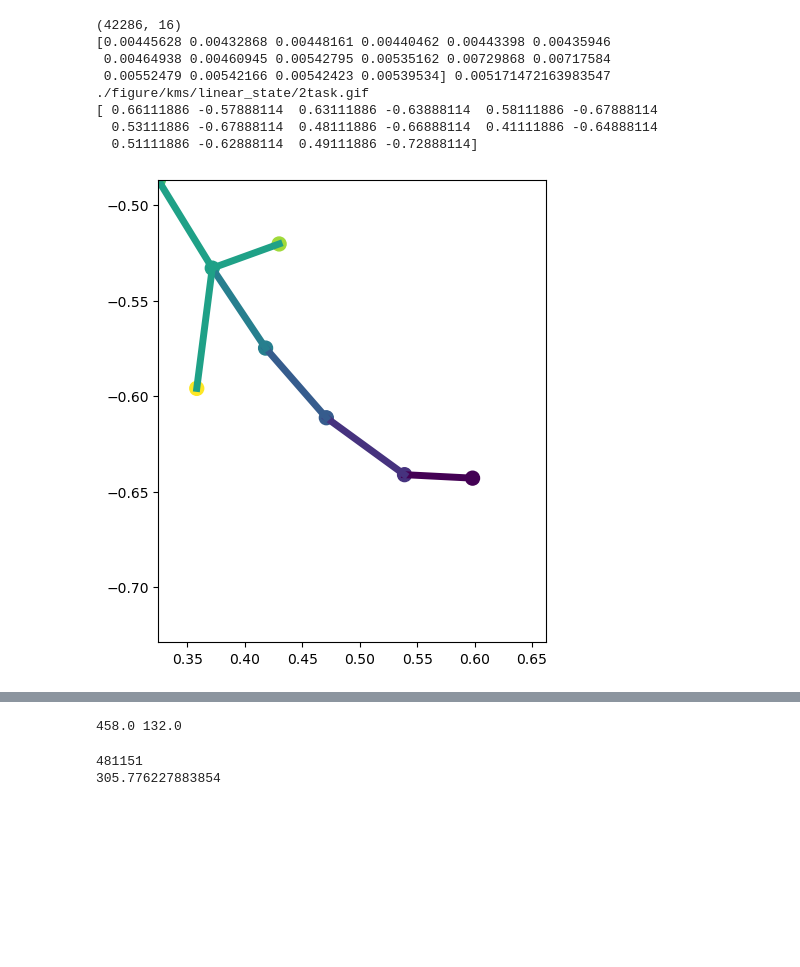
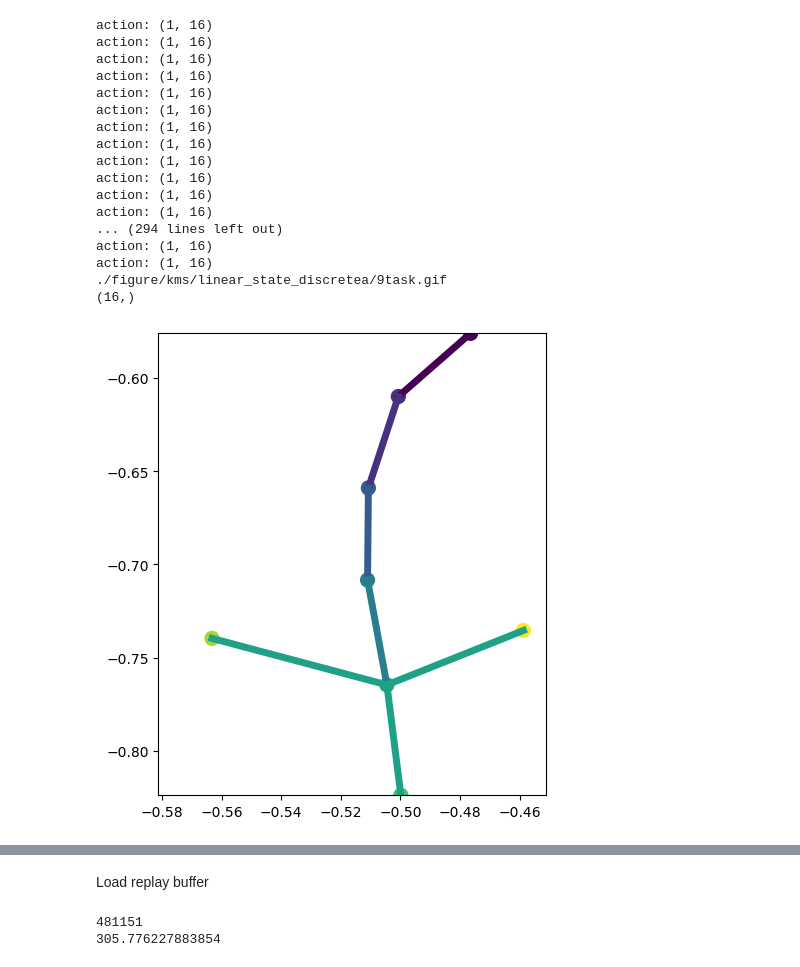
Before and after one commit to G1NO3/Rat7m-SPEDER, a Jupyter notebook: simulation.ipynb, the cells around one changed output, grey strips where cells are left out. Cells and saved outputs as stored; diff of their text form; code cells hidden in the pictures; blank space fills up the shorter version.

Commit message:
discrete dataset half

```diff
--- a/simulation.ipynb
+++ b/simulation.ipynb
@@ -30,8 +16,0 @@ Imatrix[idx].shape
-# %%
-import os
-path = './figure/kms/spedersac/SPEDER_pure_feature_ctrl_f512_noise2/0'
-assert os.path.exists(path)
-for i in range(1,100):
-    name = f'{path}/phi_{i}.png'
-    if os.path.exists(name):
-        os.remove(name)
@@ -161,47 +86,59 @@ torch.save(lr, './kms/linear_model.pth')
 # %%
 from sklearn.linear_model import LinearRegression
 from visualize import plot_gif
 
-replay_buffer_path = './kms/replay_buffer_mildnormalized200.pth'
+replay_buffer_path = './kms/replay_buffer_mildnormalized200_discreteaction.pth'
 replay_buffer_state_dict = torch.load(replay_buffer_path)
-state_dim, action_dim = 16, 16
+state_dim, action_dim = 16, 80
 replay_buffer = buffer.ReplayBuffer(state_dim, action_dim, max_size=10000)
 replay_buffer.load_state_dict(replay_buffer_state_dict)
 timestep = 30
 state_dim = action_dim = 16
 state_seqs = np.zeros((timestep, state_dim))
 # all_error = np.zeros((10,))
-for syllable in range(2,3):
+for syllable in range(10):
     lr = LinearRegression()
     all_idx = np.where(replay_buffer.task == syllable)[0]
     state = replay_buffer.state[all_idx]
+    action = replay_buffer.action[all_idx]
     next_state = replay_buffer.next_state[all_idx]
-    lr.fit(state, next_state)
-    new_next_state_pred = lr.predict(state)
-    error = np.abs(new_next_state_pred - next_state)
+    lr.fit(state, action)
+    new_action_pred = lr.predict(state)
+    # error = np.abs(new_next_state_pred - next_state)
     # print(error.shape)
-    error_mean = np.mean(error, axis=0)
+    # error_mean = np.mean(error, axis=0)
     # print(error_mean, error_mean.mean())
     # all_error[syllable] = check_multiple_step_rollout(lr, syllable, replay_buffer)
     # print(syllable, all_error[syllable])
     sample_idx = all_idx[np.random.randint(len(all_idx))]
     state = replay_buffer.state[sample_idx]
     state_seqs[0] = state
     for i in range(1, timestep):
-        next_state = lr.predict(state.reshape(1, -1))
+        action = lr.predict(state.reshape(1, -1))
+        # print('action:', action.shape)
+        next_state = (action-2)/100 + state
         state_seqs[i] = next_state
         state = next_state
-    plot_gif(state_seqs, f'./figure/kms/linear_state/{syllable}task.gif')
-    print(state_seqs[0])
-    np.save(f'./kms/s_mean.npy', state_seqs[0])
+    plot_gif(state_seqs, f'./figure/kms/linear_state_discretea/{syllable}task.gif')
+    print(state_seqs[0].shape)
+    # np.save(f'./kms/s_mean.npy', state_seqs[0].reshape(-1,2))
 # print('all:', all_error.mean())
 # %% [output]
-(42286, 16)
-[0.00445628 0.00432868 0.00448161 0.00440462 0.00443398 0.00435946
- 0.00464938 0.00460945 0.00542795 0.00535162 0.00729868 0.00717584
- 0.00552479 0.00542166 0.00542423 0.00539534] 0.005171472163983547
-./figure/kms/linear_state/2task.gif
-[ 0.66111886 -0.57888114  0.63111886 -0.63888114  0.58111886 -0.67888114
-  0.53111886 -0.67888114  0.48111886 -0.66888114  0.41111886 -0.64888114
-  0.51111886 -0.62888114  0.49111886 -0.72888114]
+action: (1, 16)
+action: (1, 16)
+action: (1, 16)
+action: (1, 16)
+action: (1, 16)
+action: (1, 16)
+action: (1, 16)
+action: (1, 16)
+action: (1, 16)
+action: (1, 16)
+action: (1, 16)
+action: (1, 16)
+... (294 lines left out)
+action: (1, 16)
+action: (1, 16)
+./figure/kms/linear_state_discretea/9task.gif
+(16,)
-[figure, old version]
+[figure, new version]
@@ -248,4 +154,2 @@ replay_buffer.load_state_dict(torch.load(replay_buffer_path))
-# %%
-print(replay_buffer.state.max(), replay_buffer.state.min())
-# %% [output]
-458.0 132.0
+# %% [markdown]
+Load replay buffer
```
Also changed, not shown: parts of 30 cells of this notebook, 7 other files.
